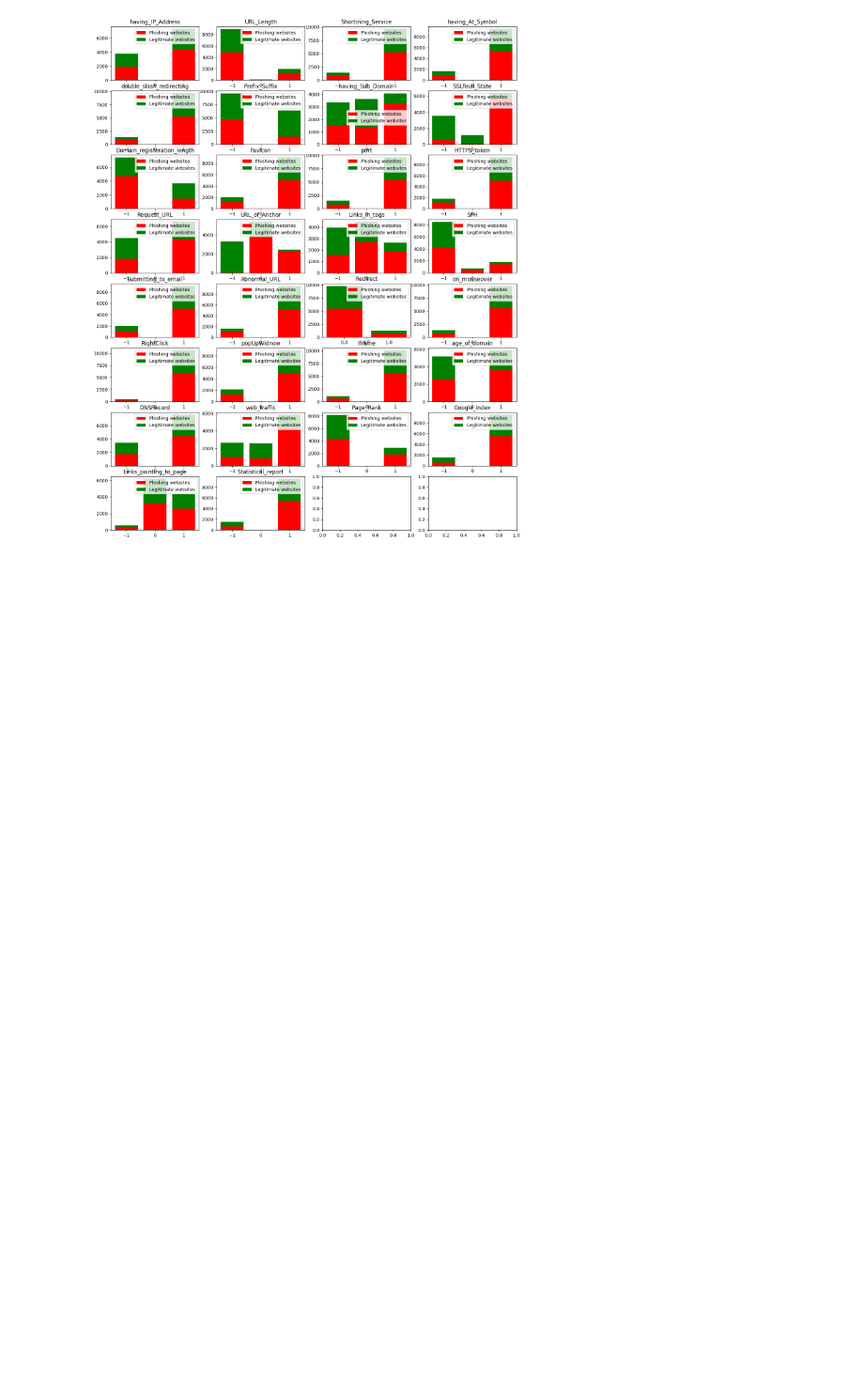
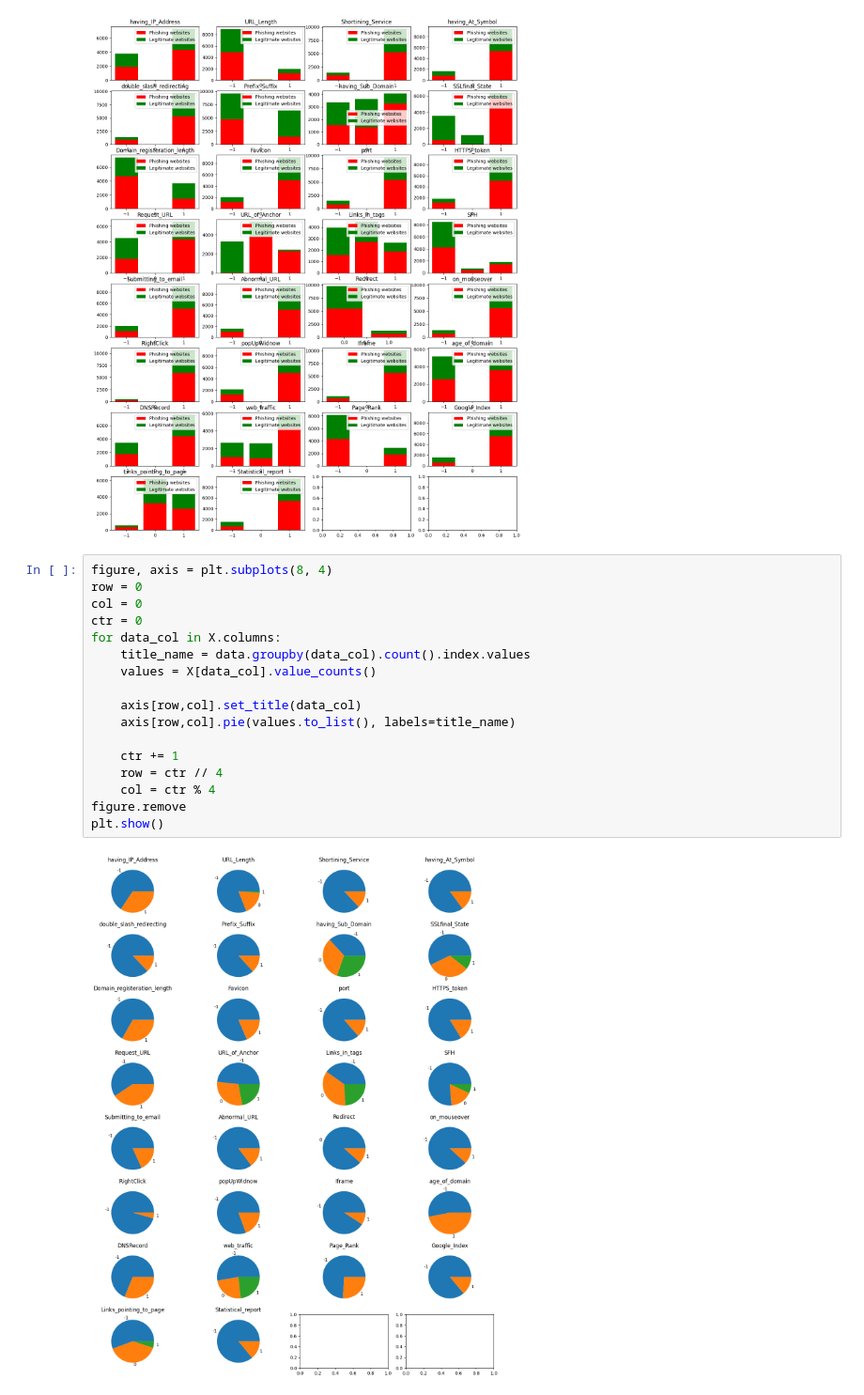
Before and after one commit to markotutic/uzop, a Jupyter notebook: dataset.ipynb, the cells around one changed output. Shown: that part at 94% size. Saved outputs shown, nothing was run; the diff lists cells and outputs as text; blank space fills up the shorter version.

```diff
--- a/dataset.ipynb
+++ b/dataset.ipynb
@@ -91,3 +300,22 @@ for data_col in X.columns:
 plt.show()
 # %% [output]
 [figure]
+# %%
+figure, axis = plt.subplots(8, 4)
+row = 0
+col = 0
+ctr = 0
+for data_col in X.columns:
+    title_name = data.groupby(data_col).count().index.values
+    values = X[data_col].value_counts()
+
+    axis[row,col].set_title(data_col)
+    axis[row,col].pie(values.to_list(), labels=title_name)
+
+    ctr += 1
+    row = ctr // 4
+    col = ctr % 4
+figure.remove
+plt.show()
+# %% [output]
+[figure, added]
```
Also changed, not shown: parts of 12 cells of this notebook, 1 other file.
